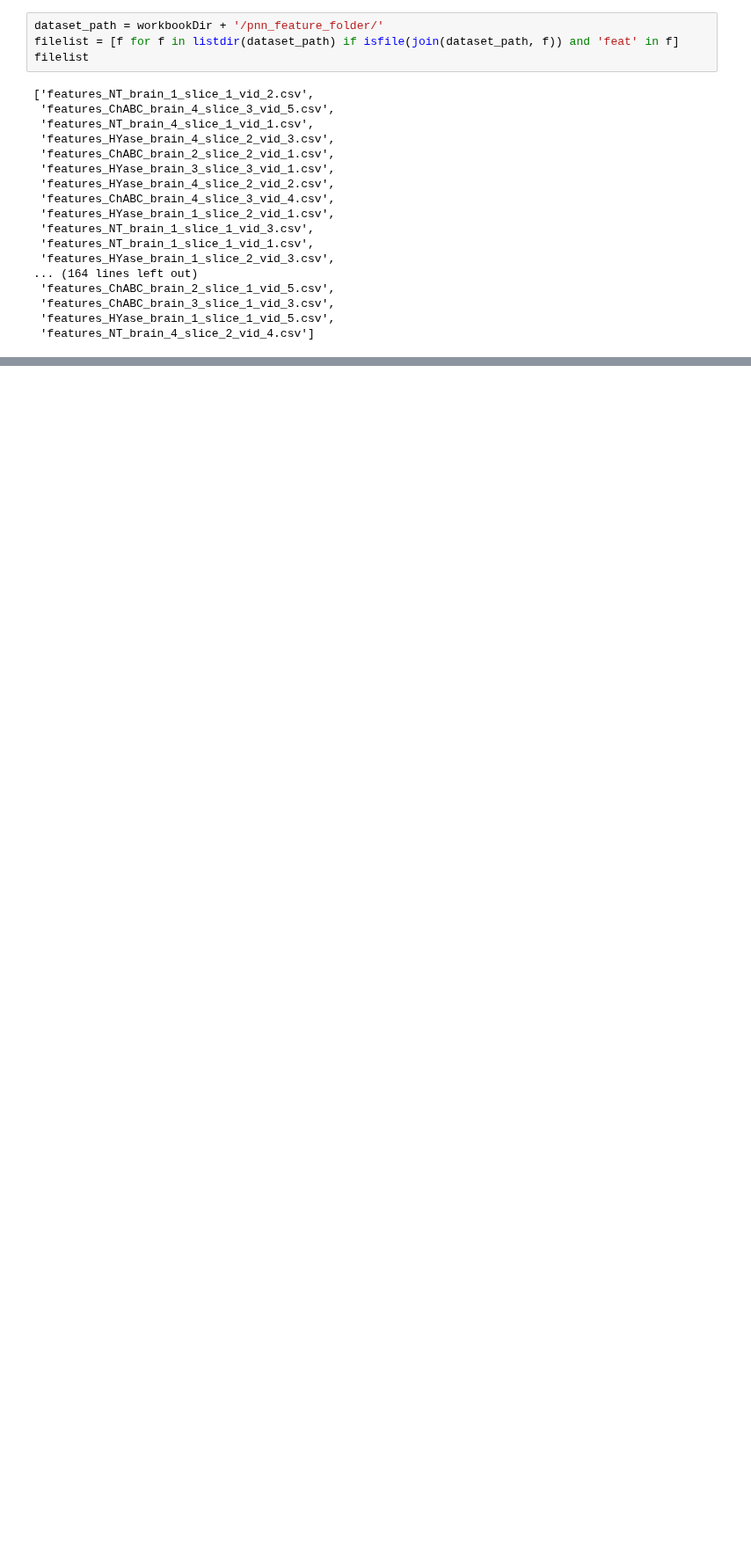
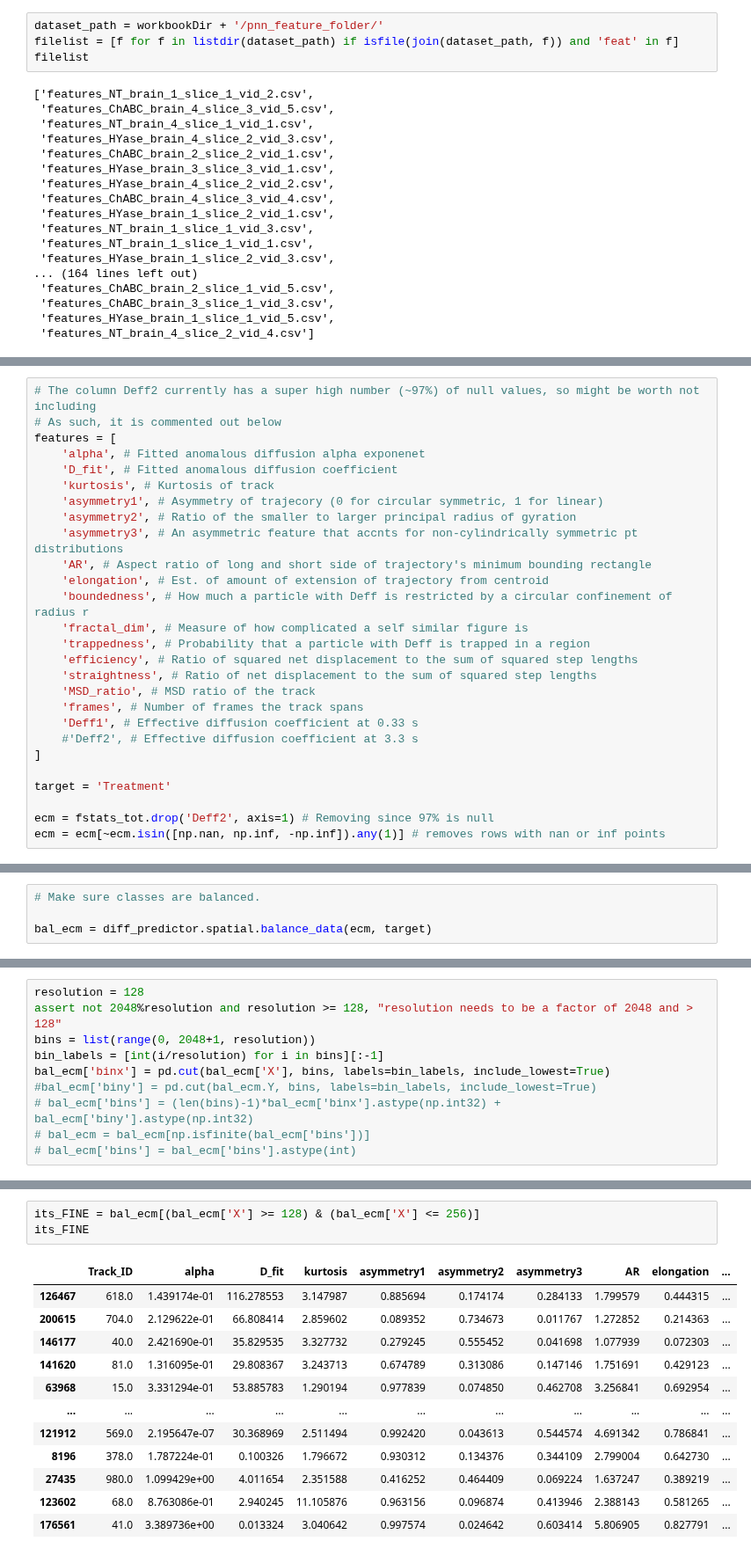
Before and after one commit to Nance-Lab/diff_predictor, a Jupyter notebook: notebooks/ecm_breakdown.ipynb, the cells around one changed output, grey strips where cells are left out. Shown at 88% size. Cells and saved outputs as stored; diff of their text form; blank space fills up the shorter version.

```diff
--- a/notebooks/ecm_breakdown.ipynb
+++ b/notebooks/ecm_breakdown.ipynb
@@ -85,0 +149,27 @@ for filename in filelist:
+# %%
+# The column Deff2 currently has a super high number (~97%) of null values, so might be worth not including
+# As such, it is commented out below
+features = [
+    'alpha', # Fitted anomalous diffusion alpha exponenet
+    'D_fit', # Fitted anomalous diffusion coefficient
+    'kurtosis', # Kurtosis of track
+    'asymmetry1', # Asymmetry of trajecory (0 for circular symmetric, 1 for linear)
+    'asymmetry2', # Ratio of the smaller to larger principal radius of gyration
+    'asymmetry3', # An asymmetric feature that accnts for non-cylindrically symmetric pt distributions
+    'AR', # Aspect ratio of long and short side of trajectory's minimum bounding rectangle
+    'elongation', # Est. of amount of extension of trajectory from centroid
+    'boundedness', # How much a particle with Deff is restricted by a circular confinement of radius r
+    'fractal_dim', # Measure of how complicated a self similar figure is
+    'trappedness', # Probability that a particle with Deff is trapped in a region
+    'efficiency', # Ratio of squared net displacement to the sum of squared step lengths
+    'straightness', # Ratio of net displacement to the sum of squared step lengths
+    'MSD_ratio', # MSD ratio of the track
+    'frames', # Number of frames the track spans
+    'Deff1', # Effective diffusion coefficient at 0.33 s
+    #'Deff2', # Effective diffusion coefficient at 3.3 s
+]
+
+target = 'Treatment'
+
+ecm = fstats_tot.drop('Deff2', axis=1) # Removing since 97% is null
+ecm = ecm[~ecm.isin([np.nan, np.inf, -np.inf]).any(1)] # removes rows with nan or inf points
@@ -85,0 +186,4 @@ for filename in filelist:
+# %%
+# Make sure classes are balanced.
+
+bal_ecm = diff_predictor.spatial.balance_data(ecm, target)
@@ -85,0 +213,10 @@ for filename in filelist:
+# %%
+resolution = 128
+assert not 2048%resolution and resolution >= 128, "resolution needs to be a factor of 2048 and > 128"
+bins = list(range(0, 2048+1, resolution))
+bin_labels = [int(i/resolution) for i in bins][:-1]
+bal_ecm['binx'] = pd.cut(bal_ecm['X'], bins, labels=bin_labels, include_lowest=True)
+#bal_ecm['biny'] = pd.cut(bal_ecm.Y, bins, labels=bin_labels, include_lowest=True)
+# bal_ecm['bins'] = (len(bins)-1)*bal_ecm['binx'].astype(np.int32) + bal_ecm['biny'].astype(np.int32)
+# bal_ecm = bal_ecm[np.isfinite(bal_ecm['bins'])]
+# bal_ecm['bins'] = bal_ecm['bins'].astype(int)
@@ -85,0 +243,16 @@ for filename in filelist:
+# %%
+its_FINE = bal_ecm[(bal_ecm['X'] >= 128) & (bal_ecm['X'] <= 256)]
+its_FINE
+# %% [output]
+|  | Track_ID | alpha | D_fit | kurtosis | asymmetry1 | asymmetry2 | asymmetry3 | AR | elongation | ... |
+| 126467 | 618.0 | 1.439174e-01 | 116.278553 | 3.147987 | 0.885694 | 0.174174 | 0.284133 | 1.799579 | 0.444315 | ... |
+| 200615 | 704.0 | 2.129622e-01 | 66.808414 | 2.859602 | 0.089352 | 0.734673 | 0.011767 | 1.272852 | 0.214363 | ... |
+| 146177 | 40.0 | 2.421690e-01 | 35.829535 | 3.327732 | 0.279245 | 0.555452 | 0.041698 | 1.077939 | 0.072303 | ... |
+| 141620 | 81.0 | 1.316095e-01 | 29.808367 | 3.243713 | 0.674789 | 0.313086 | 0.147146 | 1.751691 | 0.429123 | ... |
+| 63968 | 15.0 | 3.331294e-01 | 53.885783 | 1.290194 | 0.977839 | 0.074850 | 0.462708 | 3.256841 | 0.692954 | ... |
+| ... | ... | ... | ... | ... | ... | ... | ... | ... | ... | ... |
+| 121912 | 569.0 | 2.195647e-07 | 30.368969 | 2.511494 | 0.992420 | 0.043613 | 0.544574 | 4.691342 | 0.786841 | ... |
+| 8196 | 378.0 | 1.787224e-01 | 0.100326 | 1.796672 | 0.930312 | 0.134376 | 0.344109 | 2.799004 | 0.642730 | ... |
+| 27435 | 980.0 | 1.099429e+00 | 4.011654 | 2.351588 | 0.416252 | 0.464409 | 0.069224 | 1.637247 | 0.389219 | ... |
+| 123602 | 68.0 | 8.763086e-01 | 2.940245 | 11.105876 | 0.963156 | 0.096874 | 0.413946 | 2.388143 | 0.581265 | ... |
+| 176561 | 41.0 | 3.389736e+00 | 0.013324 | 3.040642 | 0.997574 | 0.024642 | 0.603414 | 5.806905 | 0.827791 | ... |
```
Also changed, not shown: parts of 16 cells of this notebook, 2 other files.
